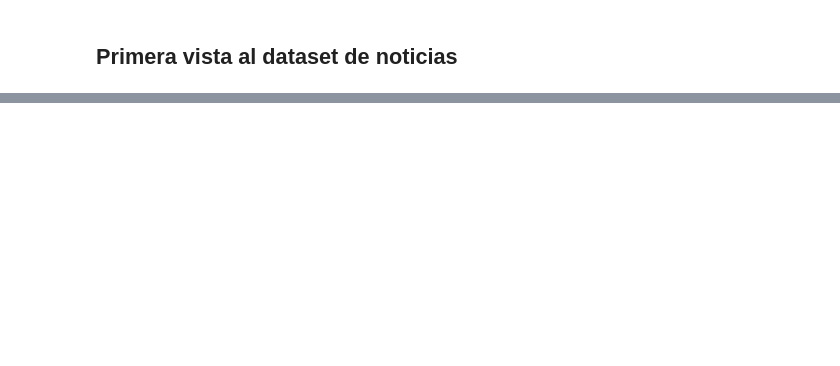
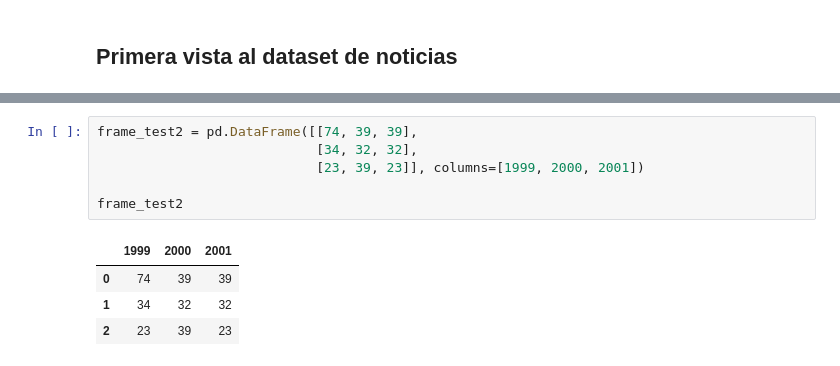
Before and after one commit to datormx/IngenieriaDatosPython, a Jupyter notebook: Platzi Data Live.ipynb, the cells around one changed output, grey strips where cells are left out. Drawn from its saved outputs; the diff is of its cells as text; blank space fills up the shorter version.

```diff
--- a/Platzi Data Live.ipynb
+++ b/Platzi Data Live.ipynb
@@ -155,0 +198,11 @@ sys.executable #Python version origin
+# %%
+frame_test2 = pd.DataFrame([[74, 39, 39],
+                            [34, 32, 32],
+                            [23, 39, 23]], columns=[1999, 2000, 2001])
+
+frame_test2
+# %% [output]
+|  | 1999 | 2000 | 2001 |
+| 0 | 74 | 39 | 39 |
+| 1 | 34 | 32 | 32 |
+| 2 | 23 | 39 | 23 |
```
Also changed, not shown: parts of 22 cells of this notebook, 4 other files.
